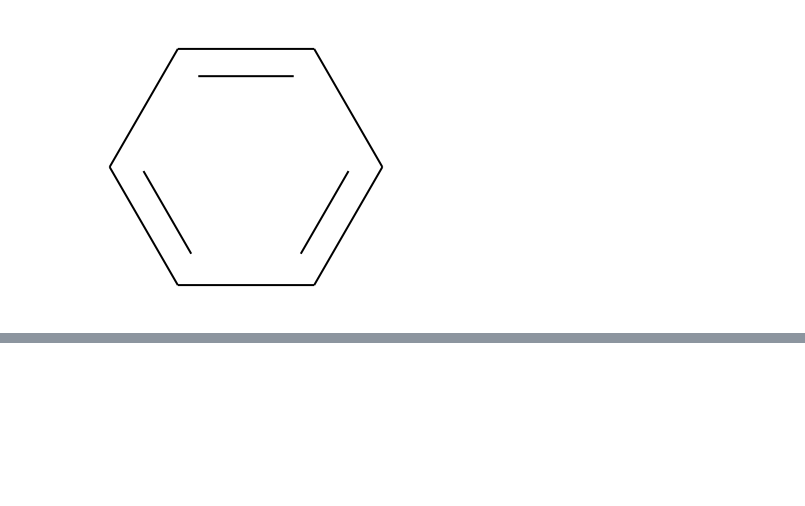
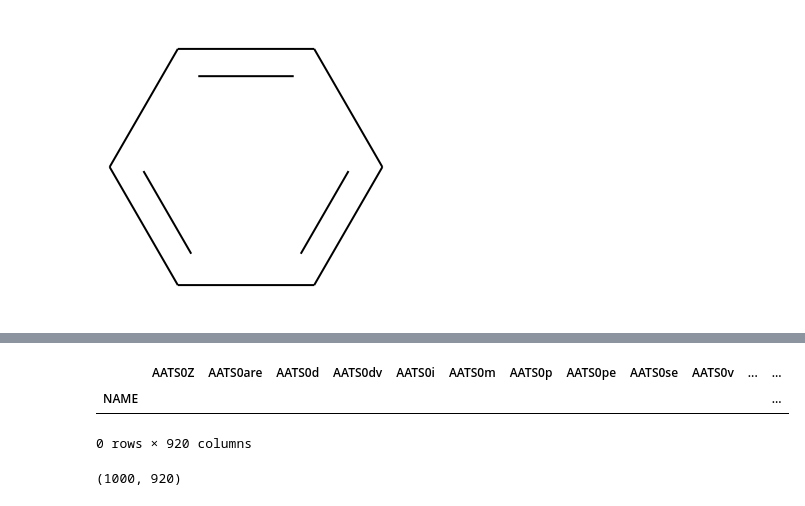
Before and after one commit to nguessaubin/BBB_prediction, a Jupyter notebook: BB_project.ipynb, the cells around one changed output, grey strips where cells are left out. Saved outputs shown, nothing was run; the diff lists cells and outputs as text; code cells hidden in the pictures; blank space fills up the shorter version.

```diff
--- a/BB_project.ipynb
+++ b/BB_project.ipynb
@@ -182,0 +157,10 @@ doublons_
+# %%
+BB_data_bilal_2[BB_data_bilal_2.isna().any(axis=1)]
+# %% [output]
+|  | AATS0Z | AATS0are | AATS0d | AATS0dv | AATS0i | AATS0m | AATS0p | AATS0pe | AATS0se | AATS0v | ... | ... |
+| NAME |  |  |  |  |  |  |  |  |  |  |  | ... |
+0 rows × 920 columns
+# %%
+BB_data_bilal_2.shape
+# %% [output]
+(1000, 920)
```
Also changed, not shown: parts of 24 cells of this notebook.
